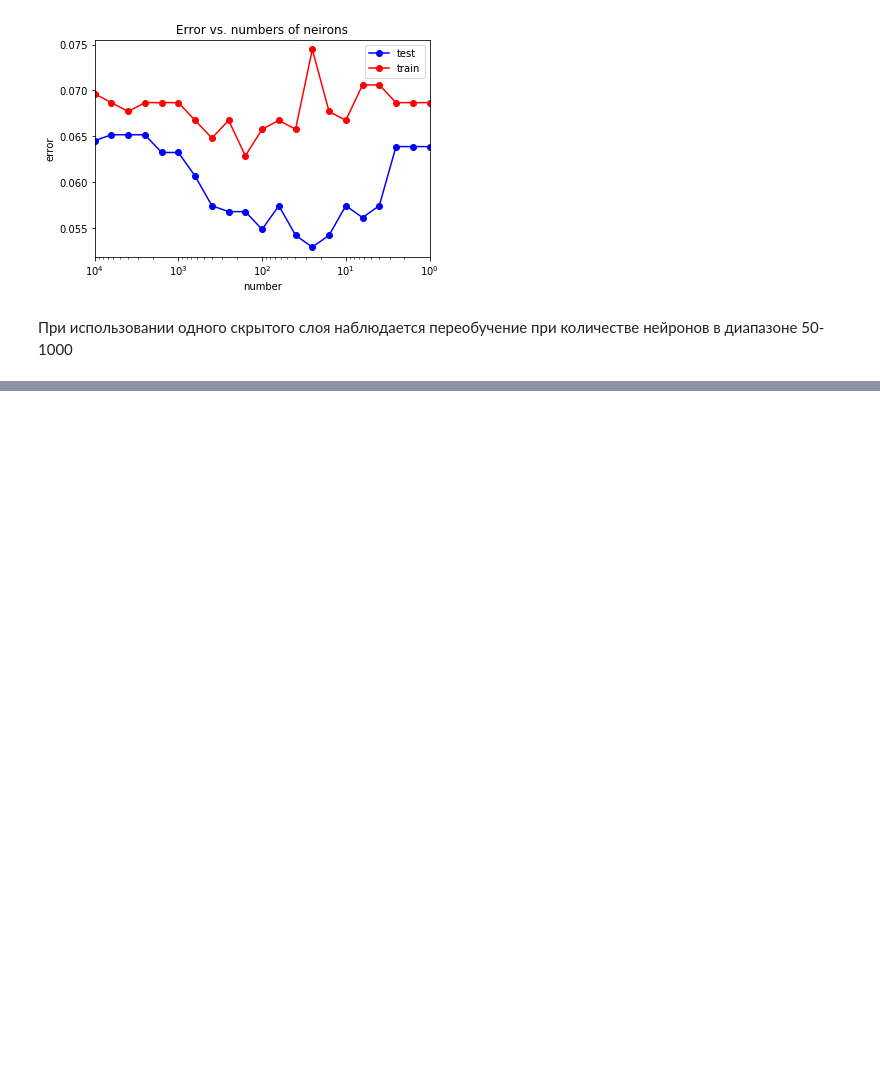
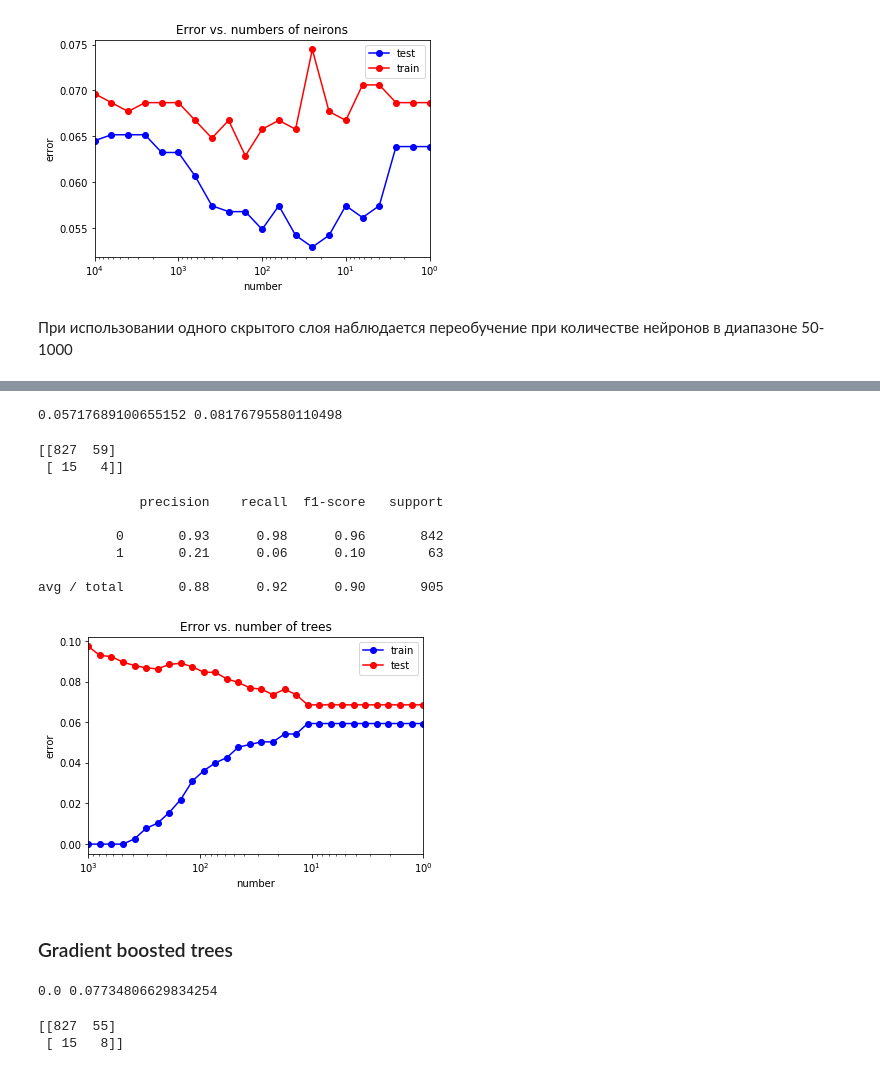
Before and after one commit to karevboris/machinelearning, a Jupyter notebook: seismic-bumps.ipynb, the cells around one changed output, grey strips where cells are left out. Drawn from its saved outputs; the diff is of its cells as text; code cells hidden in the pictures; blank space fills up the shorter version.

```diff
--- a/seismic-bumps.ipynb
+++ b/seismic-bumps.ipynb
@@ -737,0 +902,75 @@ pass
+# %%
+ada = ensemble.AdaBoostClassifier(n_estimators = 100)
+ada.fit(X_train, y_train)
+
+y_train_pred = ada.predict(X_train)
+y_test_pred = ada.predict(X_test)
+
+err_train = np.mean(y_train != y_train_pred)
+err_test  = np.mean(y_test  != y_test_pred)
+
+print(err_train, err_test)
+# %% [output]
+0.05717689100655152 0.08176795580110498
+# %%
+from sklearn.metrics import confusion_matrix
+print(confusion_matrix(y_test_pred, y_test))
+# %% [output]
+[[827  59]
+ [ 15   4]]
+# %%
+from sklearn.metrics import classification_report
+print(classification_report(y_test, y_test_pred))
+# %% [output]
+             precision    recall  f1-score   support
+
+          0       0.93      0.98      0.96       842
+          1       0.21      0.06      0.10        63
+
+avg / total       0.88      0.92      0.90       905
+# %%
+num_arr = np.logspace(0, 3, 30)
+test_err = []
+train_err = []
+oob_err = []
+for num in num_arr:
+    ada = ensemble.AdaBoostClassifier(n_estimators = int(num))
+    ada.fit(X_train, y_train)
+
+    y_train_pred = ada.predict(X_train)
+    y_test_pred = ada.predict(X_test)
+
+    train_err.append(np.mean(y_train != y_train_pred))
+    test_err.append(np.mean(y_test != y_test_pred))
+
+plt.semilogx(num_arr, train_err, 'b-o', label = 'train')
+plt.semilogx(num_arr, test_err, 'r-o', label = 'test')
+plt.xlim([np.max(num_arr), np.min(num_arr)])
+plt.title('Error vs. number of trees')
+plt.xlabel('number')
+plt.ylabel('error')
+plt.legend()
+pass
+# %% [output]
+[figure, added]
+# %% [markdown]
+### Gradient boosted trees
+# %%
+gbt = ensemble.GradientBoostingClassifier(n_estimators = 2000)
+gbt.fit(X_train, y_train)
+
+y_train_pred = gbt.predict(X_train)
+y_test_pred = gbt.predict(X_test)
+
+err_train = np.mean(y_train != y_train_pred)
+err_test  = np.mean(y_test  != y_test_pred)
+
+print(err_train, err_test)
+# %% [output]
+0.0 0.07734806629834254
+# %%
+from sklearn.metrics import confusion_matrix
+print(confusion_matrix(y_test_pred, y_test))
+# %% [output]
+[[827  55]
+ [ 15   8]]
```
Also changed, not shown: parts of 18 cells of this notebook.
